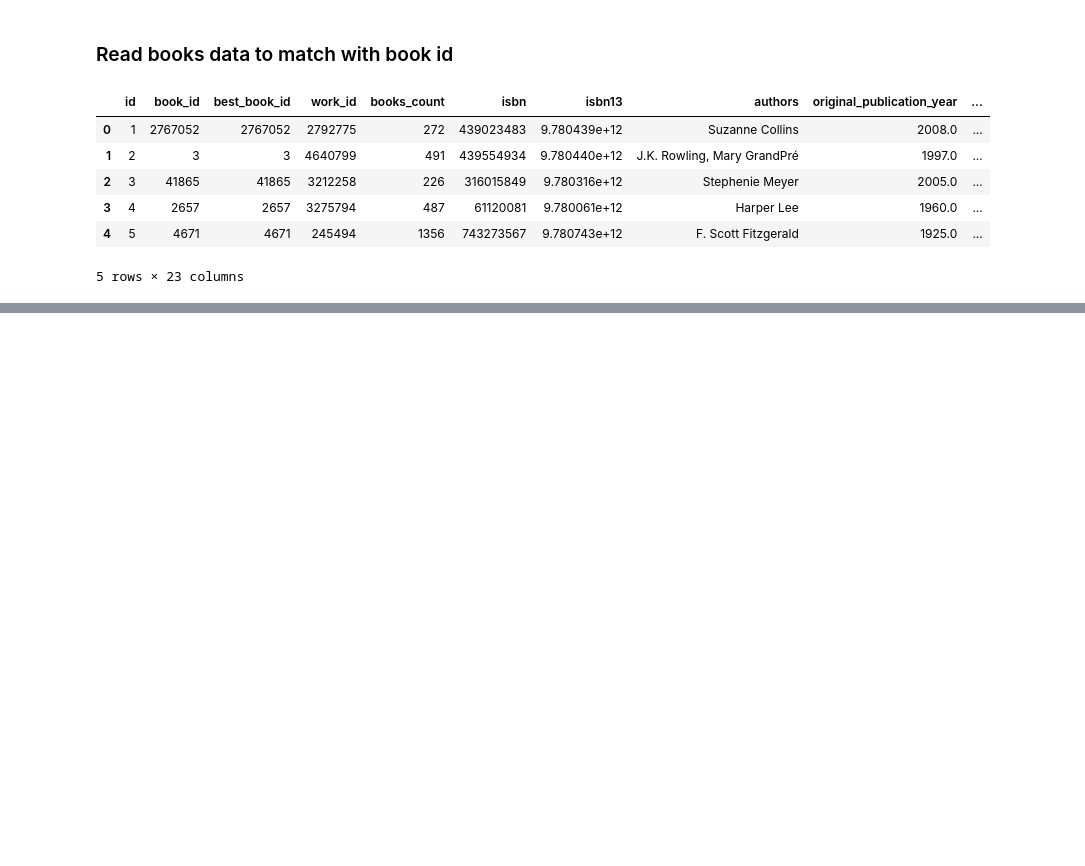
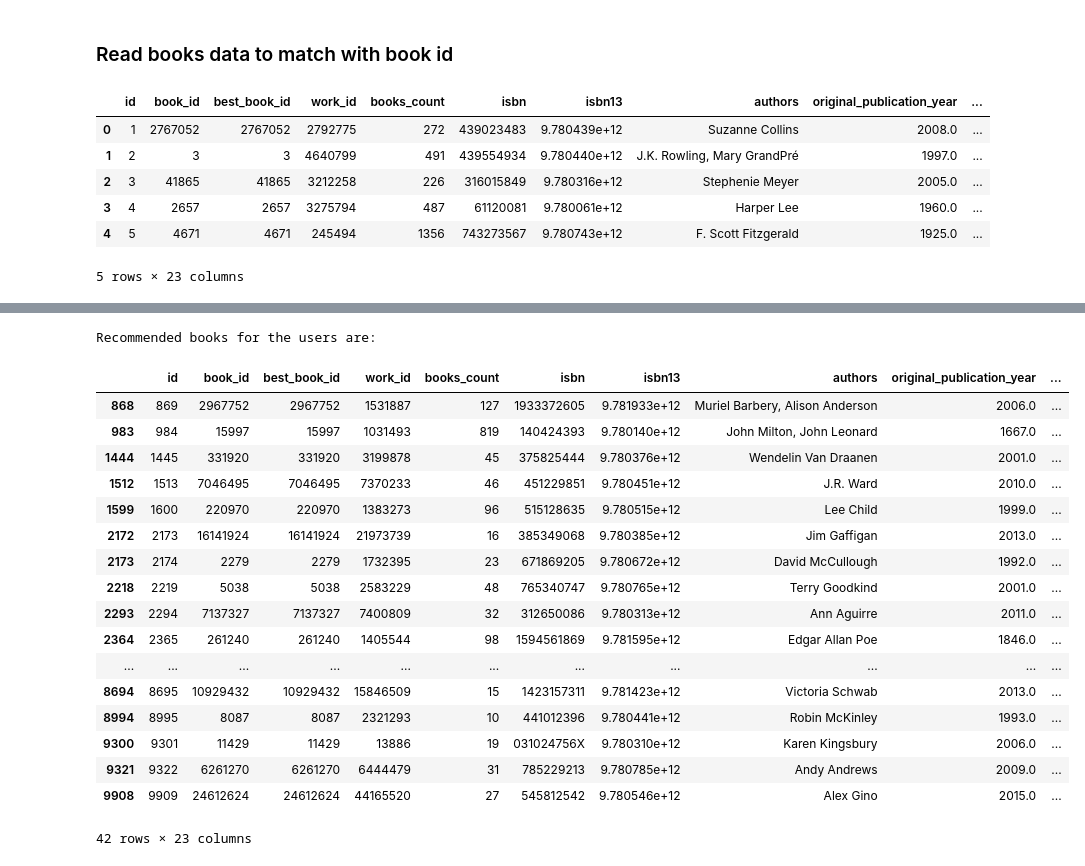
Before and after one commit to ornwipa/book_recommender, a Jupyter notebook: recommender.ipynb, the cells around one changed output, grey strips where cells are left out. Cells and saved outputs as stored; diff of their text form; code cells hidden in the pictures; blank space fills up the shorter version.

```diff
--- a/recommender.ipynb
+++ b/recommender.ipynb
@@ -215,4 +215,4 @@ print(best_book)
 # %%
-good_book = np.where(books_rating > 1)[0]
-print(good_book)
+good_book = np.where(books_rating > max(books_rating)/2.5)[0]
+print(good_book, len(good_book))
 # %% [output]
@@ -257,0 +274,25 @@ books.loc[books['id'].isin(good_book)]
+# %%
+recommend_book = np.delete(good_book, np.where(np.isin(good_book, read_book)))
+# %%
+print("Recommended books for the users are:")
+books.loc[books['id'].isin(recommend_book)]
+# %% [output]
+Recommended books for the users are:
+|  | id | book_id | best_book_id | work_id | books_count | isbn | isbn13 | authors | original_publication_year | ... |
+| 868 | 869 | 2967752 | 2967752 | 1531887 | 127 | 1933372605 | 9.781933e+12 | Muriel Barbery, Alison Anderson | 2006.0 | ... |
+| 983 | 984 | 15997 | 15997 | 1031493 | 819 | 140424393 | 9.780140e+12 | John Milton, John Leonard | 1667.0 | ... |
+| 1444 | 1445 | 331920 | 331920 | 3199878 | 45 | 375825444 | 9.780376e+12 | Wendelin Van Draanen | 2001.0 | ... |
+| 1512 | 1513 | 7046495 | 7046495 | 7370233 | 46 | 451229851 | 9.780451e+12 | J.R. Ward | 2010.0 | ... |
+| 1599 | 1600 | 220970 | 220970 | 1383273 | 96 | 515128635 | 9.780515e+12 | Lee Child | 1999.0 | ... |
+| 2172 | 2173 | 16141924 | 16141924 | 21973739 | 16 | 385349068 | 9.780385e+12 | Jim Gaffigan | 2013.0 | ... |
+| 2173 | 2174 | 2279 | 2279 | 1732395 | 23 | 671869205 | 9.780672e+12 | David McCullough | 1992.0 | ... |
+| 2218 | 2219 | 5038 | 5038 | 2583229 | 48 | 765340747 | 9.780765e+12 | Terry Goodkind | 2001.0 | ... |
+| 2293 | 2294 | 7137327 | 7137327 | 7400809 | 32 | 312650086 | 9.780313e+12 | Ann Aguirre | 2011.0 | ... |
+| 2364 | 2365 | 261240 | 261240 | 1405544 | 98 | 1594561869 | 9.781595e+12 | Edgar Allan Poe | 1846.0 | ... |
+| ... | ... | ... | ... | ... | ... | ... | ... | ... | ... | ... |
+| 8694 | 8695 | 10929432 | 10929432 | 15846509 | 15 | 1423157311 | 9.781423e+12 | Victoria Schwab | 2013.0 | ... |
+| 8994 | 8995 | 8087 | 8087 | 2321293 | 10 | 441012396 | 9.780441e+12 | Robin McKinley | 1993.0 | ... |
+| 9300 | 9301 | 11429 | 11429 | 13886 | 19 | 031024756X | 9.780310e+12 | Karen Kingsbury | 2006.0 | ... |
+| 9321 | 9322 | 6261270 | 6261270 | 6444479 | 31 | 785229213 | 9.780785e+12 | Andy Andrews | 2009.0 | ... |
+| 9908 | 9909 | 24612624 | 24612624 | 44165520 | 27 | 545812542 | 9.780546e+12 | Alex Gino | 2015.0 | ... |
+42 rows × 23 columns
```
Also changed, not shown: parts of 24 cells of this notebook, 2 other files.
